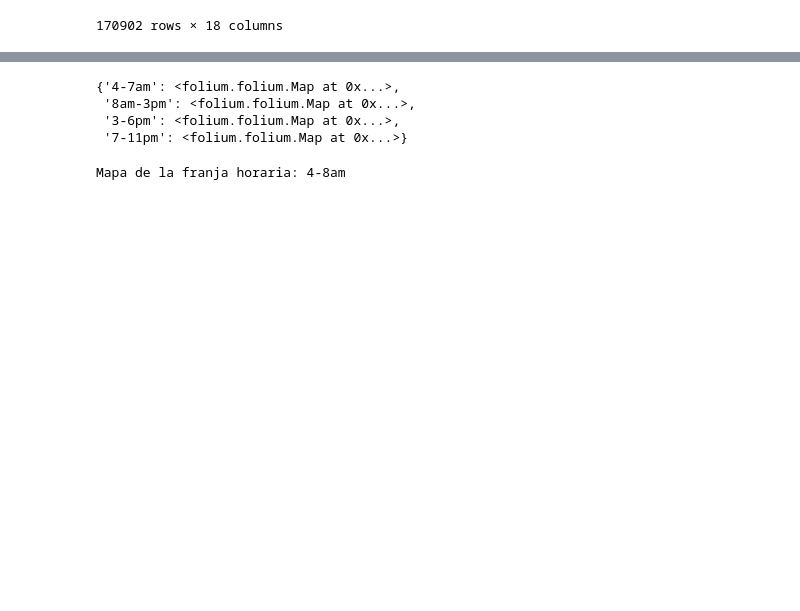
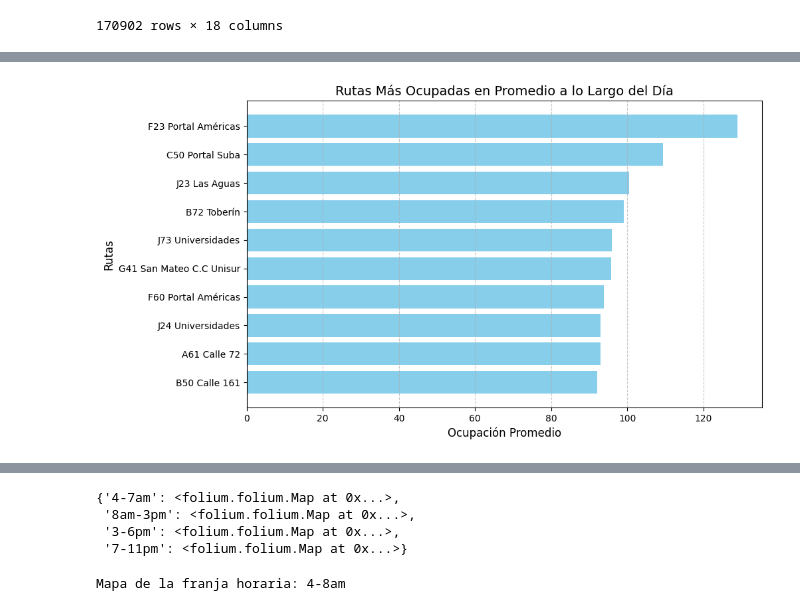
Before and after one commit to jbojacap/ProyectoRedesNeuronales, a Jupyter notebook: Notebooks/1. eda.ipynb, the cells around one changed output, grey strips where cells are left out. Saved outputs shown, nothing was run; the diff lists cells and outputs as text; code cells hidden in the pictures; blank space fills up the shorter version.

```diff
--- a/Notebooks/1. eda.ipynb
+++ b/Notebooks/1. eda.ipynb
@@ -66,0 +131,22 @@ Name: estimacionOcupacionAbordo, dtype: float64
+# %%
+# Agrupar por nombre de ruta y calcular la ocupación promedio
+ocupacion_rutas = data.groupby('nombre_ruta')['estimacionOcupacionAbordo'].mean().sort_values(ascending=False)
+
+# Crear un DataFrame para las rutas más ocupadas
+ocupacion_rutas_df = ocupacion_rutas.reset_index()
+ocupacion_rutas_df.columns = ['nombre_ruta', 'ocupacion_promedio']
+
+# Mostrar las 10 rutas más ocupadas
+top_rutas = ocupacion_rutas_df.head(10)
+top_rutas
+
+plt.figure(figsize=(10, 6))
+plt.barh(top_rutas['nombre_ruta'], top_rutas['ocupacion_promedio'], color='skyblue')
+plt.gca().invert_yaxis()  # Invertir el eje para mostrar las rutas más ocupadas en la parte superior
+plt.title('Rutas Más Ocupadas en Promedio a lo Largo del Día', fontsize=14)
+plt.xlabel('Ocupación Promedio', fontsize=12)
+plt.ylabel('Rutas', fontsize=12)
+plt.grid(axis='x', linestyle='--', alpha=0.7)
+plt.show()
+# %% [output]
+[figure, added]
```
Also changed, not shown: parts of 6 cells of this notebook.
